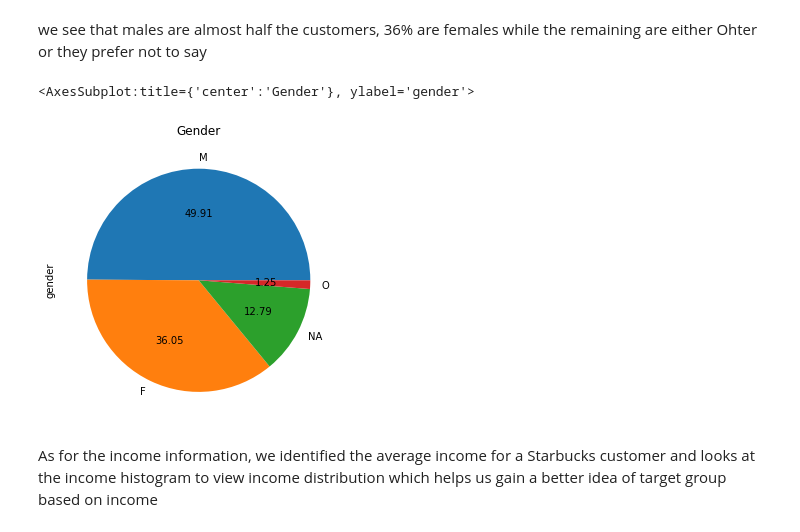
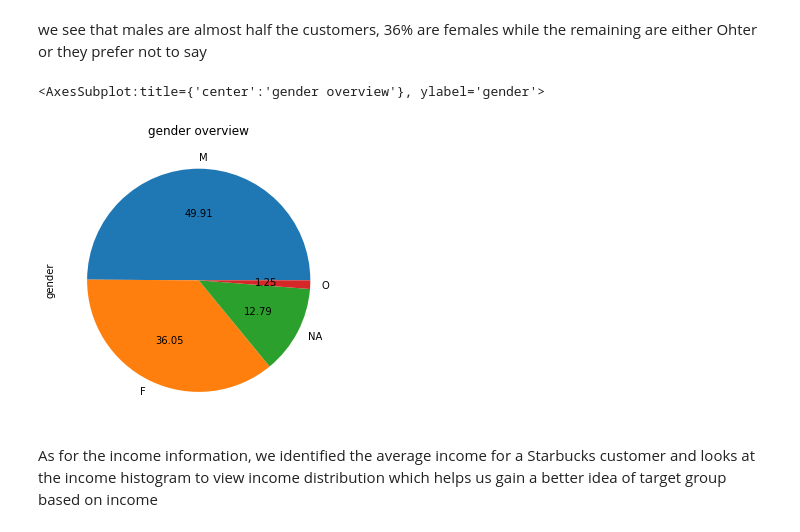
Before and after one commit to wandki/DSND-Capstone-Porject-Starbucks, a Jupyter notebook: Starbucks_Capstone_notebook.ipynb, the cells around one changed output. Saved outputs shown, nothing was run; the diff lists cells and outputs as text; code cells hidden in the pictures.

```diff
--- a/Starbucks_Capstone_notebook.ipynb
+++ b/Starbucks_Capstone_notebook.ipynb
@@ -315,10 +313,10 @@ Here we cover three types of data evaluation:
 we see that males are almost half the customers, 36% are females while the remaining are either Ohter or they prefer not to say
 # %%
 # Customer gender
-profile.gender.value_counts().plot(kind='pie', figsize=(5,10), autopct="%0.2f", title="Gender")
+profile.gender.value_counts().plot(kind='pie', figsize=(5,10), autopct="%0.2f", title="gender overview")
 # %% [output]
-<AxesSubplot:title={'center':'Gender'}, ylabel='gender'>
+<AxesSubplot:title={'center':'gender overview'}, ylabel='gender'>
-[figure, old version]
+[figure, new version]
 # %% [markdown]
 As for the income information, we identified the average income for a Starbucks customer and looks at the income histogram to view income distribution which helps us gain a better idea of target group based on income
 # %%
```
Also changed, not shown: parts of 18 cells of this notebook.
